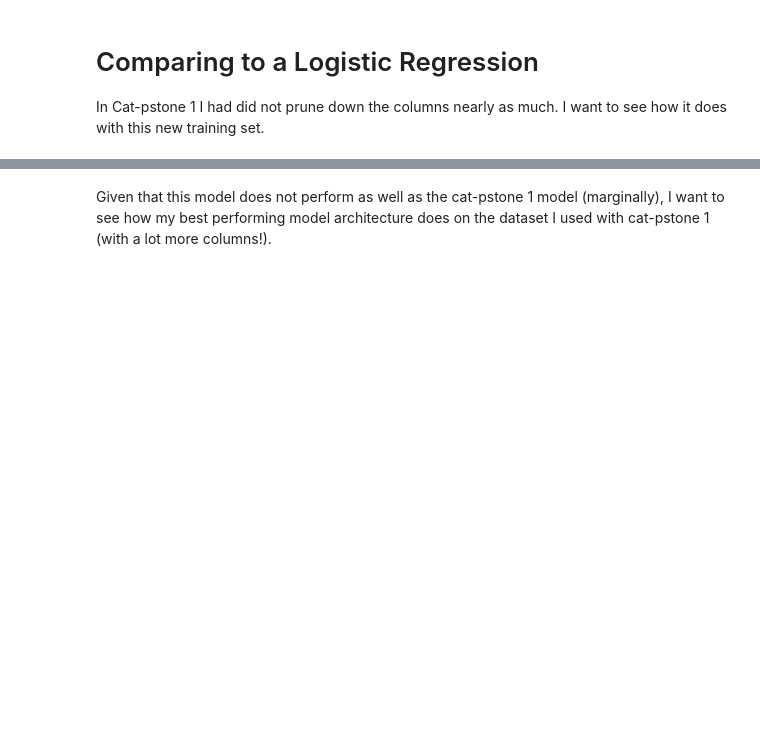
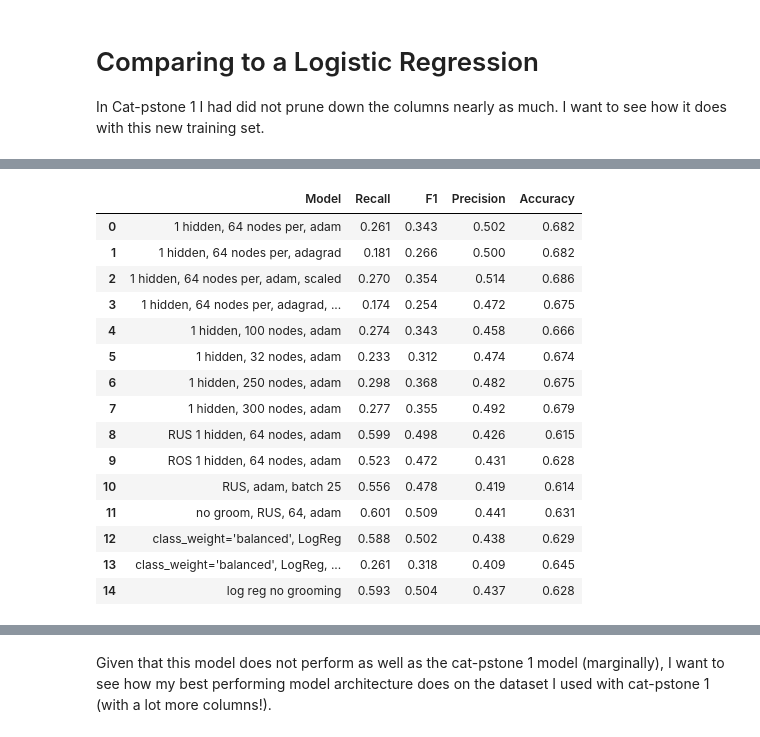
Before and after one commit to GwenToves/Cat-pstone-2, a Jupyter notebook: Notebooks/new_preprocessing_modeling.ipynb, the cells around one changed output, grey strips where cells are left out. Cells and saved outputs as stored; diff of their text form; code cells hidden in the pictures; blank space fills up the shorter version.

Commit message:
ran without grooming and officially compared performance with log reg

```diff
--- a/Notebooks/new_preprocessing_modeling.ipynb
+++ b/Notebooks/new_preprocessing_modeling.ipynb
@@ -683,0 +657,24 @@ Well we've gotten it pretty close to the performance of the LR model. Is anythin
+# %%
+X_train_no_groom = X_train.drop(columns=['Grooming'])
+X_test_no_groom = X_test.drop(columns=['Grooming'])
+
+print(X_train_no_groom.shape)
+print(X_test_no_groom.shape)
+
+# one-hot breed
+X_train_encoded_no_groom = pd.get_dummies(X_train_no_groom, columns=['Breed_group'])
+X_test_encoded_no_groom = pd.get_dummies(X_test_no_groom, columns=['Breed_group'])
+
+print(X_train_encoded_no_groom.shape)
+print(X_test_encoded_no_groom.shape)
+
+scaler = StandardScaler()
+scaler.fit(X_train_encoded)
+X_train_scaled_encoded_ng = scaler.transform(X_train_encoded)
+X_test_scaled_encoded_ng = scaler.transform(X_test_encoded)
+
+print(X_train_scaled_encoded_ng.shape)
+print(X_test_scaled_encoded_ng.shape)
+
+rus = RandomUnderSampler()
+X_resampled_rus_ng, y_resampled_rus_ng = rus.fit_resample(X_train_scaled_encoded, y_train)
@@ -738,6 +805,29 @@ y_pred = log_balanced_scaled.predict(X_test_scaled_encoded)
 
 # add_to_master(model_description, y_true, y_predicted, binary=True)
 add_to_master("class_weight='balanced', LogReg, scaled", y_test, y_pred);
+# %%
+# no grooming logistic regression
+log_no_groom = LogisticRegression(class_weight='balanced').fit(X_train_scaled_encoded_ng, y_train)
+y_pred = log_no_groom.predict(X_test_scaled_encoded_ng)
+
+add_to_master('log reg no grooming', y_test, y_pred)
+# %% [output]
+|  | Model | Recall | F1 | Precision | Accuracy |
+| 0 | 1 hidden, 64 nodes per, adam | 0.261 | 0.343 | 0.502 | 0.682 |
+| 1 | 1 hidden, 64 nodes per, adagrad | 0.181 | 0.266 | 0.500 | 0.682 |
+| 2 | 1 hidden, 64 nodes per, adam, scaled | 0.270 | 0.354 | 0.514 | 0.686 |
+| 3 | 1 hidden, 64 nodes per, adagrad, ... | 0.174 | 0.254 | 0.472 | 0.675 |
+| 4 | 1 hidden, 100 nodes, adam | 0.274 | 0.343 | 0.458 | 0.666 |
+| 5 | 1 hidden, 32 nodes, adam | 0.233 | 0.312 | 0.474 | 0.674 |
+| 6 | 1 hidden, 250 nodes, adam | 0.298 | 0.368 | 0.482 | 0.675 |
+| 7 | 1 hidden, 300 nodes, adam | 0.277 | 0.355 | 0.492 | 0.679 |
+| 8 | RUS 1 hidden, 64 nodes, adam | 0.599 | 0.498 | 0.426 | 0.615 |
+| 9 | ROS 1 hidden, 64 nodes, adam | 0.523 | 0.472 | 0.431 | 0.628 |
+| 10 | RUS, adam, batch 25 | 0.556 | 0.478 | 0.419 | 0.614 |
+| 11 | no groom, RUS, 64, adam | 0.601 | 0.509 | 0.441 | 0.631 |
+| 12 | class_weight='balanced', LogReg | 0.588 | 0.502 | 0.438 | 0.629 |
+| 13 | class_weight='balanced', LogReg, ... | 0.261 | 0.318 | 0.409 | 0.645 |
+| 14 | log reg no grooming | 0.593 | 0.504 | 0.437 | 0.628 |
 # %%
 print(f"MLP training time: {training_time} \nMLP predict time: {predict_time} \nLogistic Regression training time: {log_training} \nLogistic Regression predict time: {log_predict}")
 train_ratio = round(training_time / log_training, 1)
```
Also changed, not shown: parts of 36 cells of this notebook.
